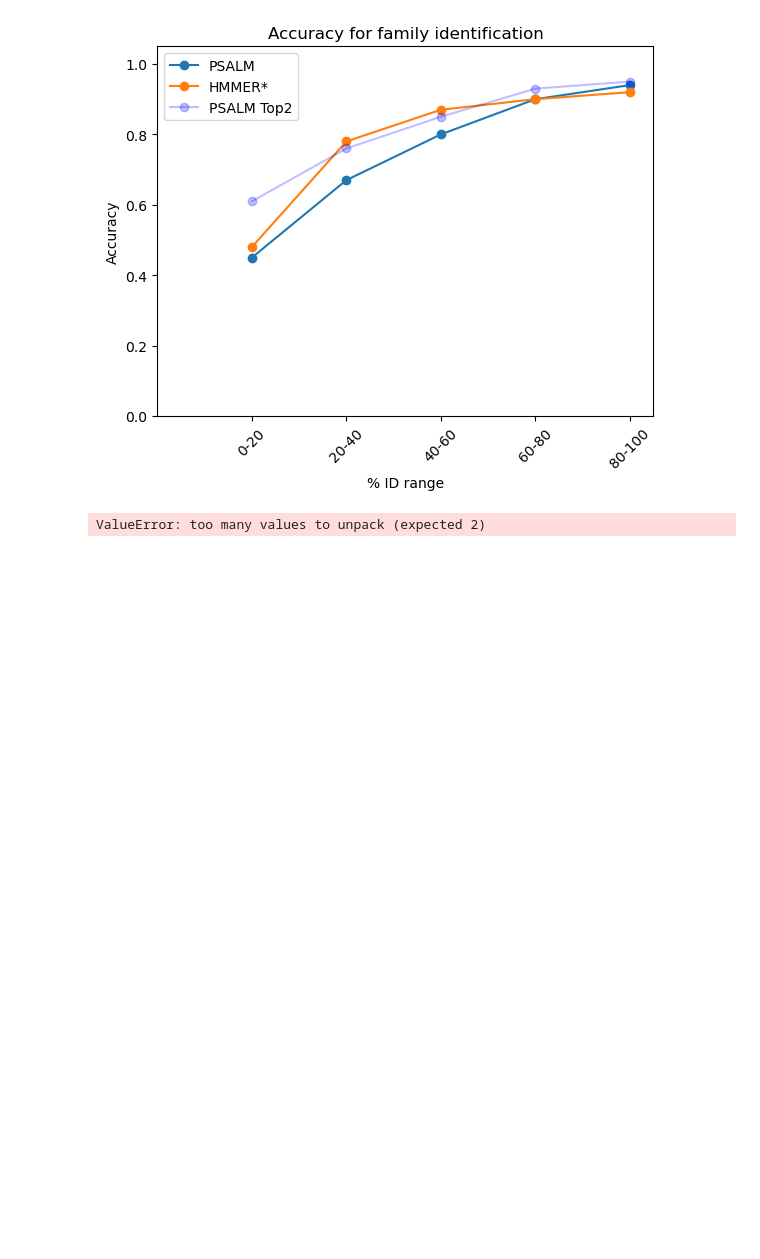
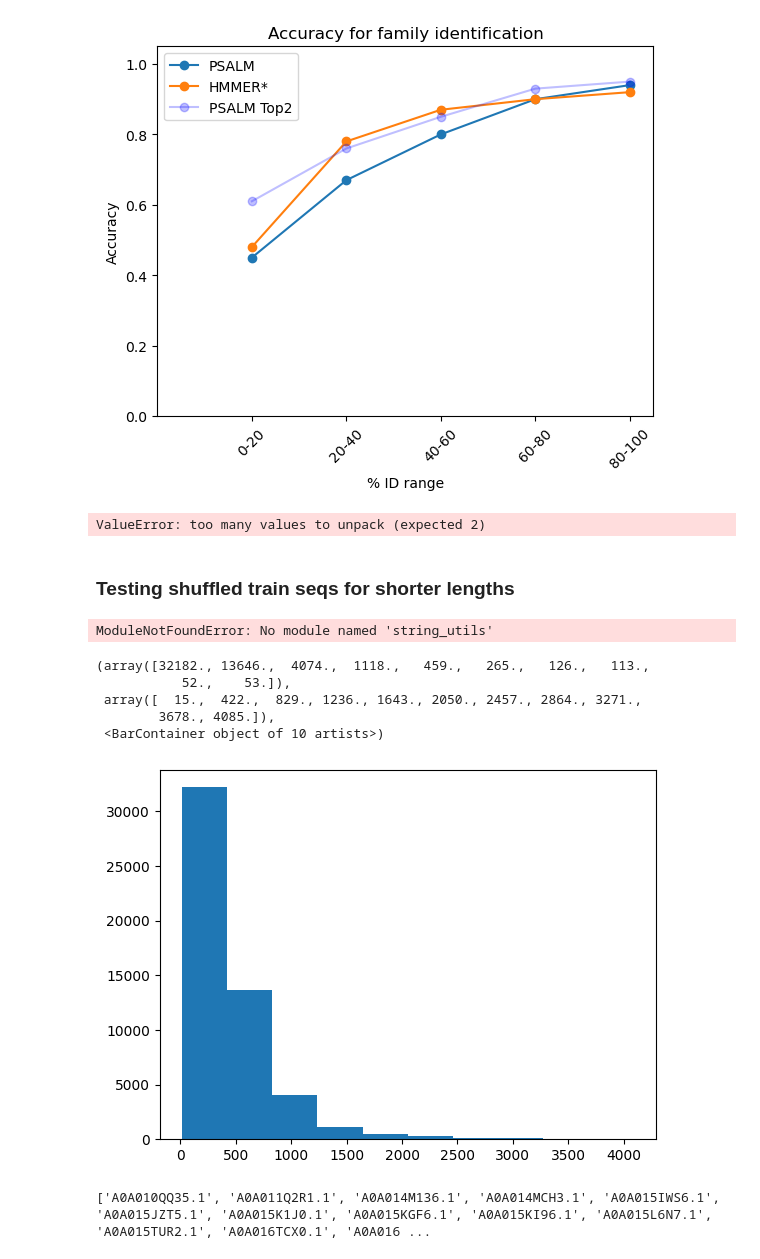
Before and after one commit to Protein-Sequence-Annotation/PSALM, a Jupyter notebook: library/test_esm.ipynb, the cells around one changed output. Saved outputs shown, nothing was run; the diff lists cells and outputs as text; code cells hidden in the pictures; blank space fills up the shorter version.

```diff
--- a/library/test_esm.ipynb
+++ b/library/test_esm.ipynb
@@ -893,7 +948,7 @@ Also storing list of sequences in each pid based split
 from pathlib import Path
 from Bio import SeqIO
 
-all_shard_path = Path('../data/test_fasta/')
+all_shard_path = Path('../data/test_fasta_OLD/')
 num_shards = 50
 
 seq_shard_map = {}
@@ -915,5 +970,6 @@ for pid in pid_splits:
         for record in SeqIO.parse(folder / f'split_{i}_test_ids_full.fasta', 'fasta'):
             split_seqs[pid].append(record.id)
 # %%
-with open(f'../data/shard_seqs.pkl', 'wb') as f: # This code was recycled to save both the above maps
+import pickle
+with open(f'../data/shard_seqs2.pkl', 'wb') as f: # This code was recycled to save both the above maps
     pickle.dump(seq_shard_map, f)
@@ -1370,3 +1424,46 @@ def not_nc(pid):
         if "NC0001" not in [maps["fam_clan"][x] for x in pid_dict[seq].keys()]:
             result_nc.append(seq)
     return(result_nc)
+# %% [markdown]
+### Testing shuffled train seqs for shorter lengths
+# %%
+from Bio import SeqIO
+from Bio.Seq import Seq
+import numpy as np
+from string_utils import shuffle as sf
+
+fl = '../data/train_fasta/train_ids_full.fasta'
+
+with open('../data/train_fasta/shuffle_train.fasta', 'w') as ofile:
+
+    ctr = 0
+    lens = []
+
+    for rec in SeqIO.parse(f'{fl}', 'fasta'):
+
+        seq_len = len(str(rec.seq))
+
+        if seq_len < 4096 and np.random.random() < 0.1:
+
+            entry = rec
+            entry.seq = Seq(sf(str(rec.seq)))
+            entry.id = "Shuffled"
+            SeqIO.write(entry, ofile, 'fasta')
+
+            ctr += 1
+            lens.append(seq_len)
+# %% [output]
+ModuleNotFoundError: No module named 'string_utils'
+# %%
+import matplotlib.pyplot as plt
+
+f, ax = plt.subplots()
+
+ax.hist(lens, bins=10)
+# %% [output]
+(array([32182., 13646.,  4074.,  1118.,   459.,   265.,   126.,   113.,
+           52.,    53.]),
+ array([  15.,  422.,  829., 1236., 1643., 2050., 2457., 2864., 3271.,
+        3678., 4085.]),
+ <BarContainer object of 10 artists>)
+[figure, added]
@@ -1372,0 +1497,9 @@ def not_nc(pid):
+# %%
+import pickle
+
+with open(f'../data/split_seqs.pkl' , 'rb') as f:
+    split_seqs = pickle.load(f)
+
+print(split_seqs[20])
+# %% [output]
+['A0A010QQ35.1', 'A0A011Q2R1.1', 'A0A014M136.1', 'A0A014MCH3.1', 'A0A015IWS6.1', 'A0A015JZT5.1', 'A0A015K1J0.1', 'A0A015KGF6.1', 'A0A015KI96.1', 'A0A015L6N7.1', 'A0A015TUR2.1', 'A0A016TCX0.1', 'A0A016 ...
```
Also changed, not shown: parts of 5 cells of this notebook, 22 other files.
